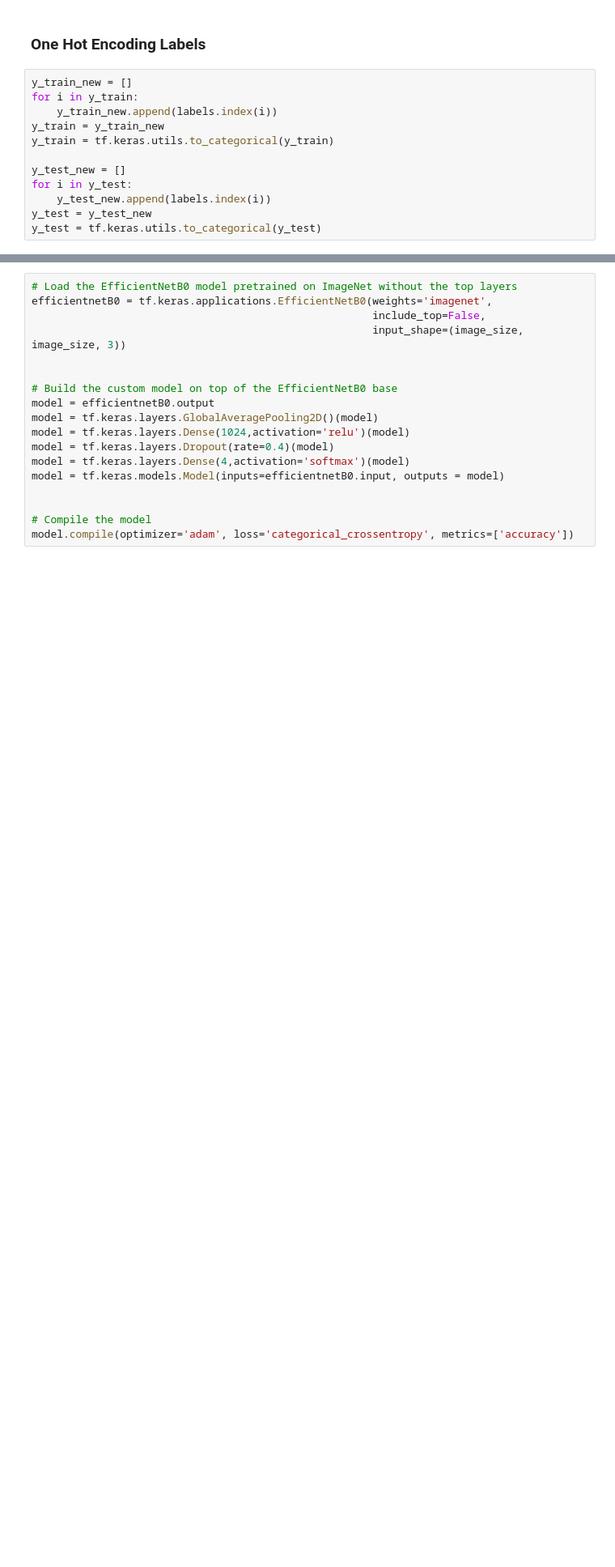
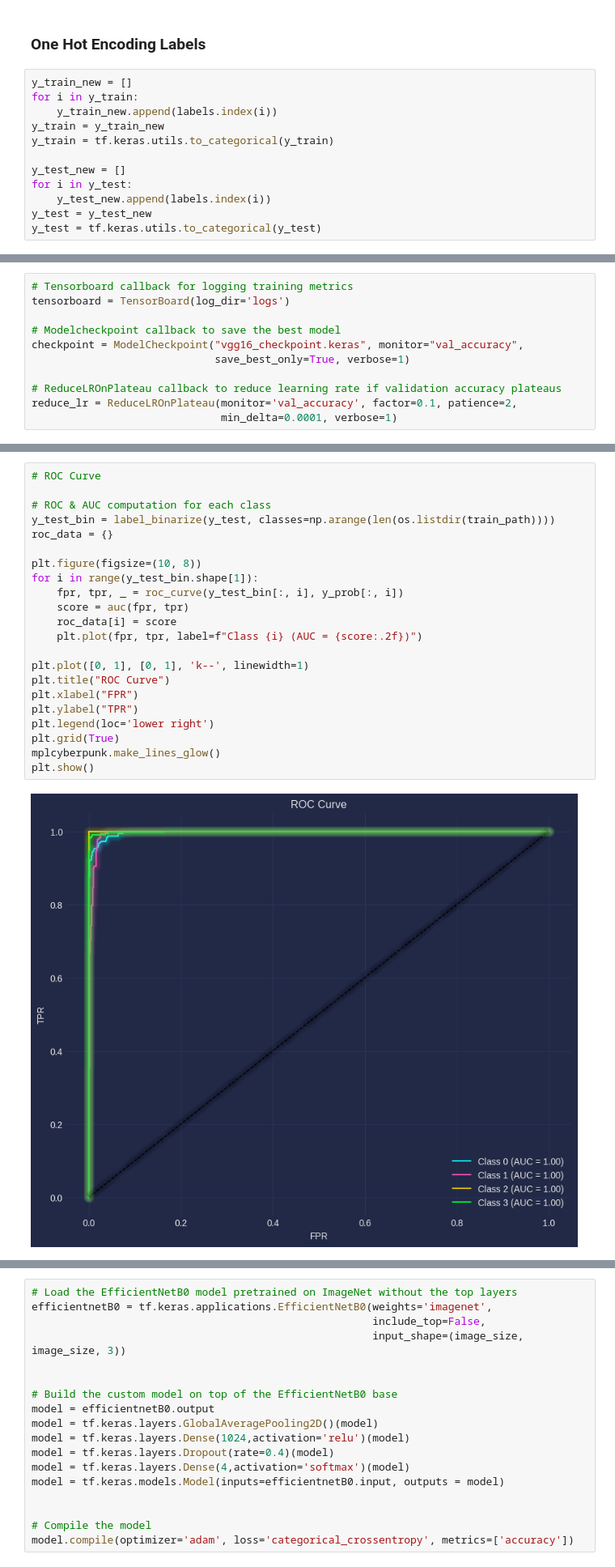
Before and after one commit to lamcnguyen89/CAP_5516_Medical_Imaging_Computing, a Jupyter notebook: Final_Project/Brain-Tumor-Detection-Using-Deep-Learning-MRI-Images-Detection-Using-Computer-Vision/Brain_Tumor_Classification.ipynb, the cells around one changed output, grey strips where cells are left out. Shown at 81% size. Cells and saved outputs as stored; diff of their text form; blank space fills up the shorter version.

```diff
--- a/Final_Project/Brain-Tumor-Detection-Using-Deep-Learning-MRI-Images-Detection-Using-Computer-Vision/ResNet_Brain_Tumor.ipynb
+++ b/Final_Project/Brain-Tumor-Detection-Using-Deep-Learning-MRI-Images-Detection-Using-Computer-Vision/Brain_Tumor_Classification.ipynb
@@ -159,0 +303,11 @@ y_test = tf.keras.utils.to_categorical(y_test)
+# %%
+# Tensorboard callback for logging training metrics
+tensorboard = TensorBoard(log_dir='logs')
+
+# Modelcheckpoint callback to save the best model
+checkpoint = ModelCheckpoint("vgg16_checkpoint.keras", monitor="val_accuracy",
+                             save_best_only=True, verbose=1)
+
+# ReduceLROnPlateau callback to reduce learning rate if validation accuracy plateaus
+reduce_lr = ReduceLROnPlateau(monitor='val_accuracy', factor=0.1, patience=2,
+                              min_delta=0.0001, verbose=1)
@@ -159,0 +444,24 @@ y_test = tf.keras.utils.to_categorical(y_test)
+# %%
+# ROC Curve
+
+# ROC & AUC computation for each class
+y_test_bin = label_binarize(y_test, classes=np.arange(len(os.listdir(train_path))))
+roc_data = {}
+
+plt.figure(figsize=(10, 8))
+for i in range(y_test_bin.shape[1]):
+    fpr, tpr, _ = roc_curve(y_test_bin[:, i], y_prob[:, i])
+    score = auc(fpr, tpr)
+    roc_data[i] = score
+    plt.plot(fpr, tpr, label=f"Class {i} (AUC = {score:.2f})")
+
+plt.plot([0, 1], [0, 1], 'k--', linewidth=1)
+plt.title("ROC Curve")
+plt.xlabel("FPR")
+plt.ylabel("TPR")
+plt.legend(loc='lower right')
+plt.grid(True)
+mplcyberpunk.make_lines_glow()
+plt.show()
+# %% [output]
+[figure, added]
```
Also changed, not shown: parts of 41 cells of this notebook, 7 other files.
